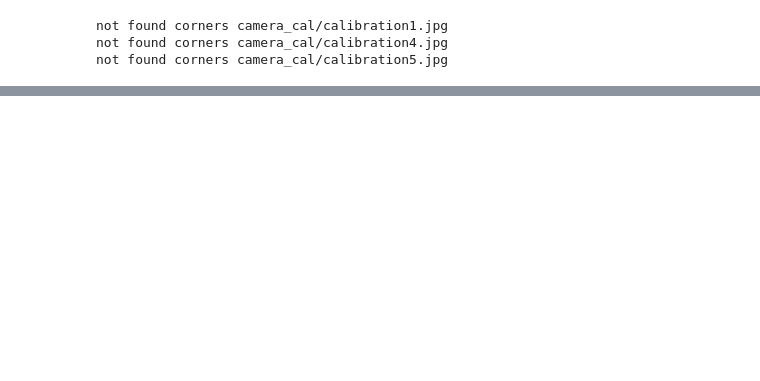
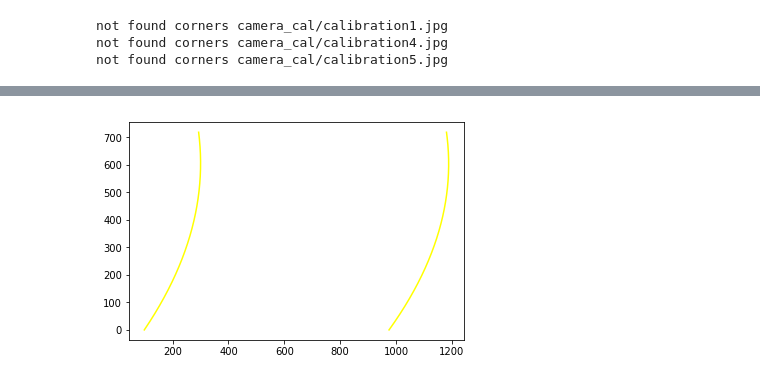
Before and after one commit to yingCMU/udacity-self-driving-project2, a Jupyter notebook: project2.ipynb, the cells around one changed output, grey strips where cells are left out. Drawn from its saved outputs; the diff is of its cells as text; code cells hidden in the pictures; blank space fills up the shorter version.

```diff
--- a/project2.ipynb
+++ b/project2.ipynb
@@ -127,6 +143,5 @@ def undistort_threshold_image(test_image, show_output = False):
 # %%
 #locate lane lines
-
 def find_lane_pixels(binary_warped, draw_windows = False):
     # Take a histogram of the bottom half of the image
     histogram = np.sum(binary_warped[binary_warped.shape[0]//2:,:], axis=0)
@@ -210,36 +225,41 @@ def find_lane_pixels(binary_warped, draw_windows = False):
     return leftx, lefty, rightx, righty, out_img
 
 
-def fit_polynomial(binary_warped):
+def fit_polynomial(binary_warped, draw = False):
     # Find our lane pixels first
-    leftx, lefty, rightx, righty, out_img = find_lane_pixels(binary_warped)
+    leftx, lefty, rightx, righty, out_img = find_lane_pixels(binary_warped, draw)
 
     # Fit a second order polynomial to each using `np.polyfit`
     left_fit = np.polyfit(lefty, leftx, 2)
     right_fit = np.polyfit(righty, rightx, 2)
 
     # Generate x and y values for plotting
     ploty = np.linspace(0, binary_warped.shape[0]-1, binary_warped.shape[0] )
     try:
         left_fitx = left_fit[0]*ploty**2 + left_fit[1]*ploty + left_fit[2]
         right_fitx = right_fit[0]*ploty**2 + right_fit[1]*ploty + right_fit[2]
     except TypeError:
         # Avoids an error if `left` and `right_fit` are still none or incorrect
         print('The function failed to fit a line!')
         left_fitx = 1*ploty**2 + 1*ploty
         right_fitx = 1*ploty**2 + 1*ploty
 
     ## Visualization ##
     # Colors in the left and right lane regions
     out_img[lefty, leftx] = [255, 0, 0]
     out_img[righty, rightx] = [0, 0, 255]
 
+    if draw:
     # Plots the left and right polynomials on the lane lines
-#     plt.plot(left_fitx, ploty, color='yellow')
-#     plt.plot(right_fitx, ploty, color='yellow')
+        plt.plot(left_fitx, ploty, color='yellow')
+        plt.plot(right_fitx, ploty, color='yellow')
     left_pts = np.array([[[xi, yi]] for xi, yi in zip(left_fitx, ploty) ]).astype(np.int32)
     right_pts = np.array([[[xi, yi]] for xi, yi in zip(right_fitx, ploty) ]).astype(np.int32)
     right_pts = np.flipud(right_pts)
     points = np.concatenate((left_pts, right_pts))
     cv2.fillPoly(out_img, [points], color=[0,255,0])
-    return out_img, points
+    return out_img, left_fit,  right_fit, ploty
+
+out_img,  left_fit,  right_fit, ploty = fit_polynomial(binary_warped, True)
+# %% [output]
+[figure, added]
```
Also changed, not shown: parts of 10 cells of this notebook, 10 other files.
